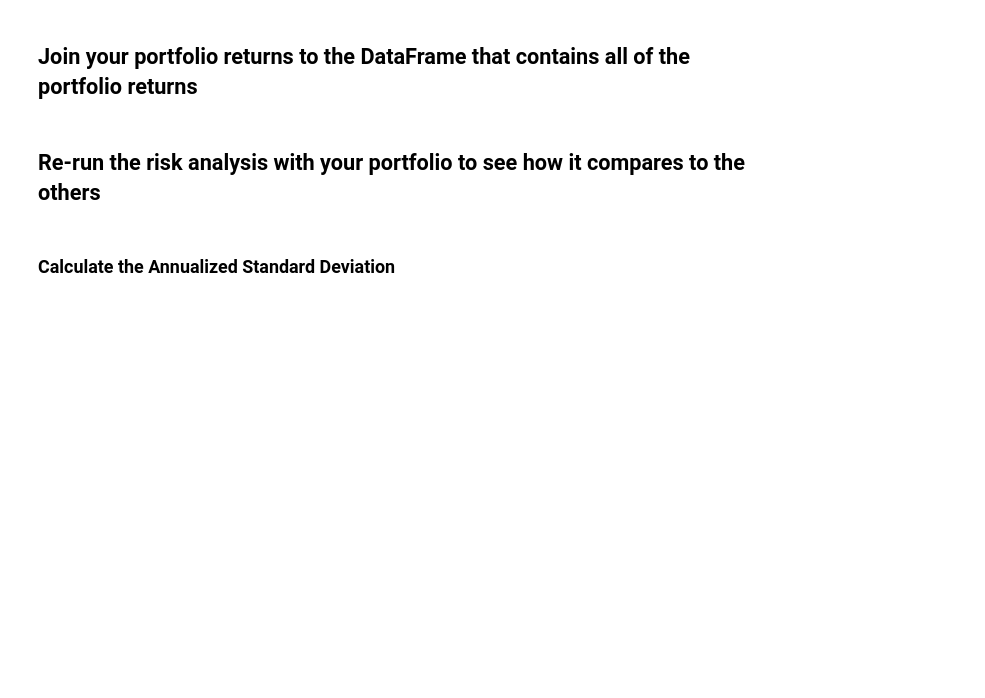
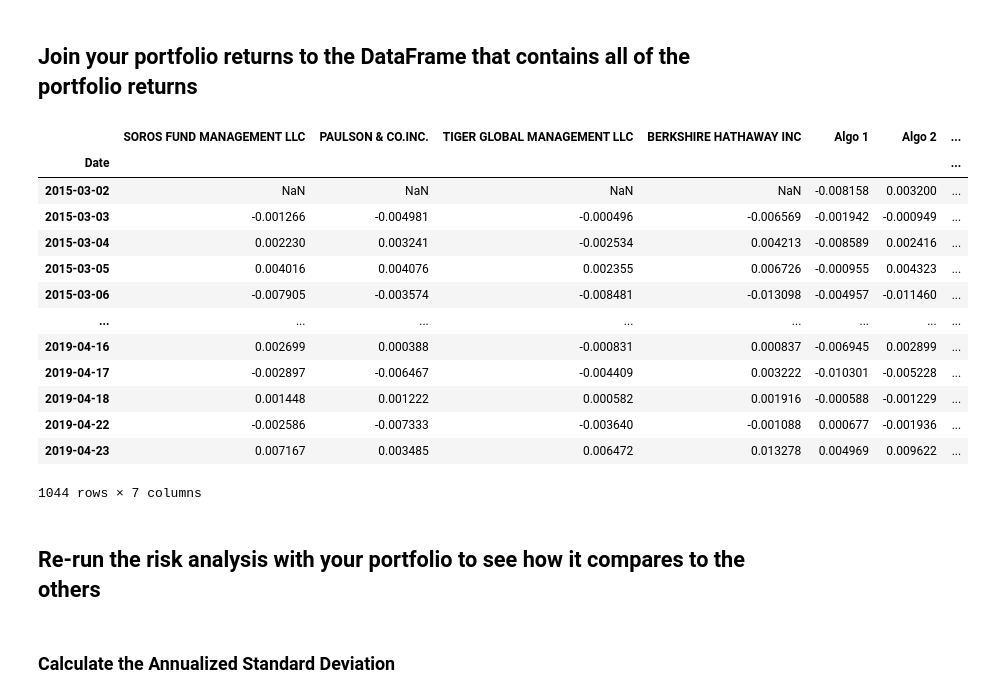
Before and after one commit to getjiggy/homework2, a Jupyter notebook: Starter_Code/whale_analysis.ipynb, the cells around one changed output. Saved outputs shown, nothing was run; the diff lists cells and outputs as text; code cells hidden in the pictures; blank space fills up the shorter version.

```diff
--- a/Starter_Code/whale_analysis.ipynb
+++ b/Starter_Code/whale_analysis.ipynb
@@ -409,5 +409,8 @@ comb_df_daily.head()
 weights = [1/3, 1/3, 1/3]
 
 # Calculate portfolio return
+weighted_returns = comb_df_daily * weights
+port_return = weighted_returns.sum(axis=1)
+port_return.head()
 
 # Display sample data
@@ -415,6 +426,24 @@ weights = [1/3, 1/3, 1/3]
 ## Join your portfolio returns to the DataFrame that contains all of the portfolio returns
 # %%
 # Join your returns DataFrame to the original returns DataFrame
+comb_df.join([port_return])
+# comb_df.rename(columns={'0': 'PersPort'})
+comb_df
+# %% [output]
+|  | SOROS FUND MANAGEMENT LLC | PAULSON & CO.INC. | TIGER GLOBAL MANAGEMENT LLC | BERKSHIRE HATHAWAY INC | Algo 1 | Algo 2 | ... |
+| Date |  |  |  |  |  |  | ... |
+| 2015-03-02 | NaN | NaN | NaN | NaN | -0.008158 | 0.003200 | ... |
+| 2015-03-03 | -0.001266 | -0.004981 | -0.000496 | -0.006569 | -0.001942 | -0.000949 | ... |
+| 2015-03-04 | 0.002230 | 0.003241 | -0.002534 | 0.004213 | -0.008589 | 0.002416 | ... |
+| 2015-03-05 | 0.004016 | 0.004076 | 0.002355 | 0.006726 | -0.000955 | 0.004323 | ... |
+| 2015-03-06 | -0.007905 | -0.003574 | -0.008481 | -0.013098 | -0.004957 | -0.011460 | ... |
+| ... | ... | ... | ... | ... | ... | ... | ... |
+| 2019-04-16 | 0.002699 | 0.000388 | -0.000831 | 0.000837 | -0.006945 | 0.002899 | ... |
+| 2019-04-17 | -0.002897 | -0.006467 | -0.004409 | 0.003222 | -0.010301 | -0.005228 | ... |
+| 2019-04-18 | 0.001448 | 0.001222 | 0.000582 | 0.001916 | -0.000588 | -0.001229 | ... |
+| 2019-04-22 | -0.002586 | -0.007333 | -0.003640 | -0.001088 | 0.000677 | -0.001936 | ... |
+| 2019-04-23 | 0.007167 | 0.003485 | 0.006472 | 0.013278 | 0.004969 | 0.009622 | ... |
+1044 rows × 7 columns
 # %%
 # Only compare dates where return data exists for all the stocks (drop NaNs)
 # %% [markdown]
```
Also changed, not shown: parts of 4 cells of this notebook.
